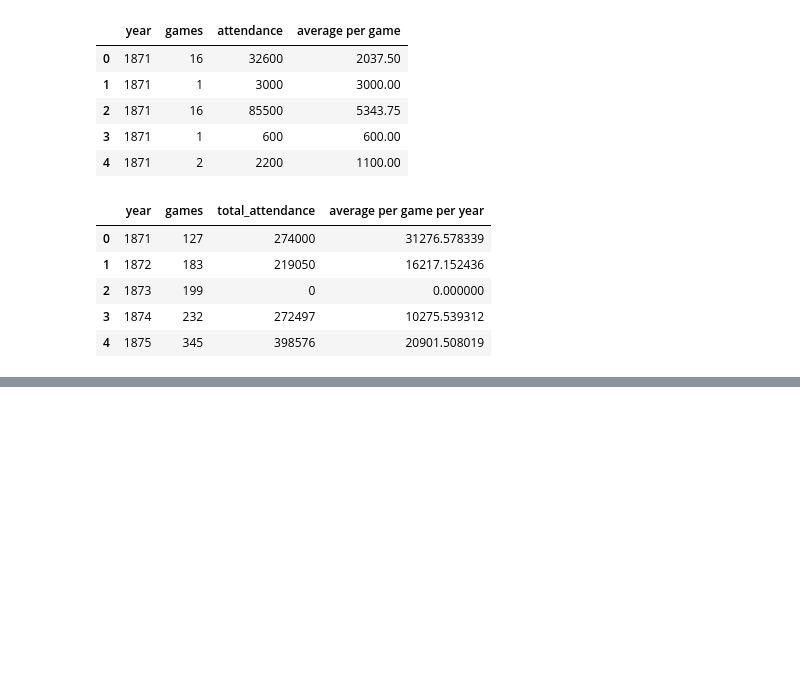
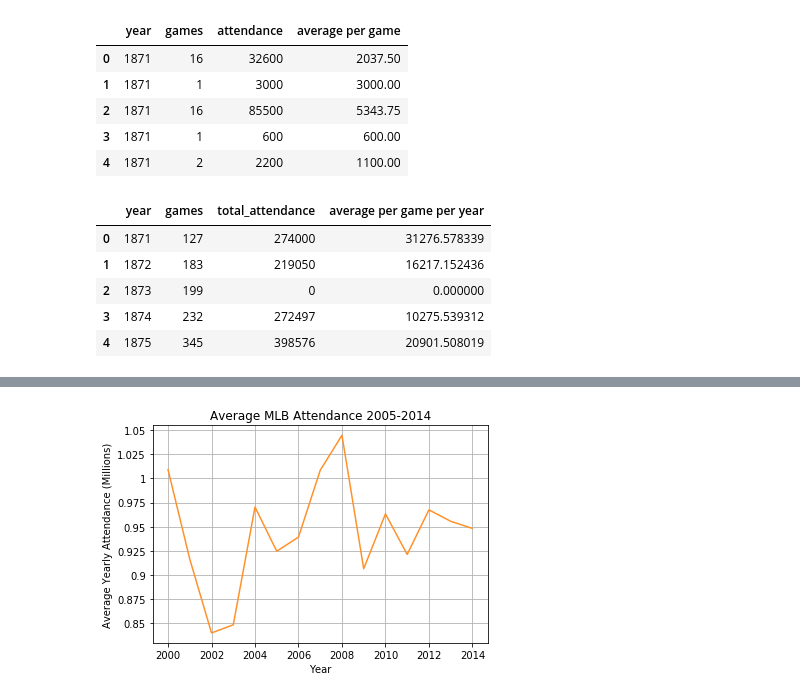
Before and after one commit to ethanzh/baseball-statistic-analysis, a Jupyter notebook: Attendance.ipynb, the cells around one changed output, grey strips where cells are left out. Cells and saved outputs as stored; diff of their text form; code cells hidden in the pictures; blank space fills up the shorter version.

```diff
--- a/Attendance.ipynb
+++ b/Attendance.ipynb
@@ -120,0 +121,22 @@ plt.show()
+# %%
+nineties_boom = new_attendance.tail(15)[:20]
+
+fig, ax = plt.subplots()
+
+x = nineties_boom['year']
+y = nineties_boom['average per game per year']
+
+plt.grid(True)
+plt.title("Average MLB Attendance 2005-2014")
+plt.xlabel("Year")
+plt.ylabel("Average Yearly Attendance (Millions)")
+
+scale_y = 1e6
+ticks_y = ticker.FuncFormatter(lambda x, pos: '{0:g}'.format(x/scale_y))
+ax.yaxis.set_major_formatter(ticks_y)
+
+plt.plot(x, y, '#ff912b')
+
+plt.show()
+# %% [output]
+[figure, added]
```
Also changed, not shown: parts of 7 cells of this notebook.
